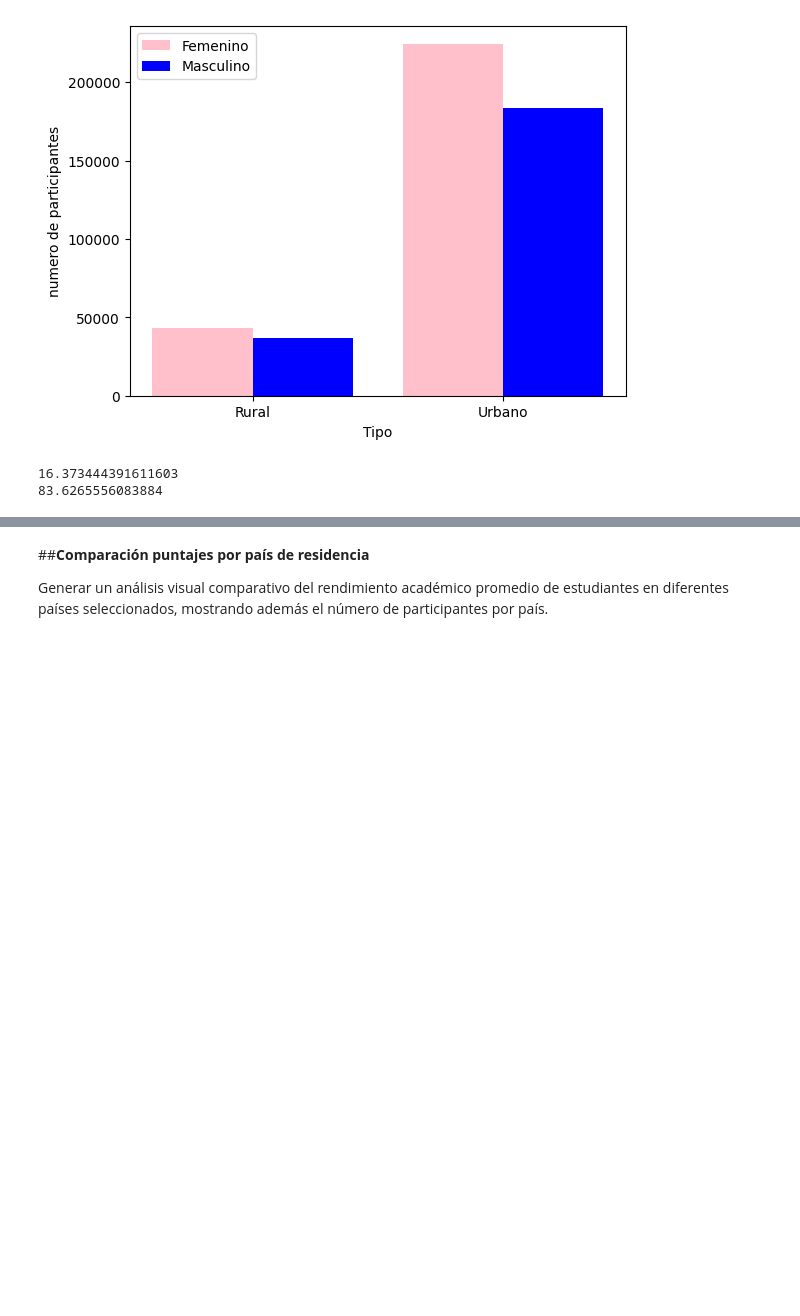
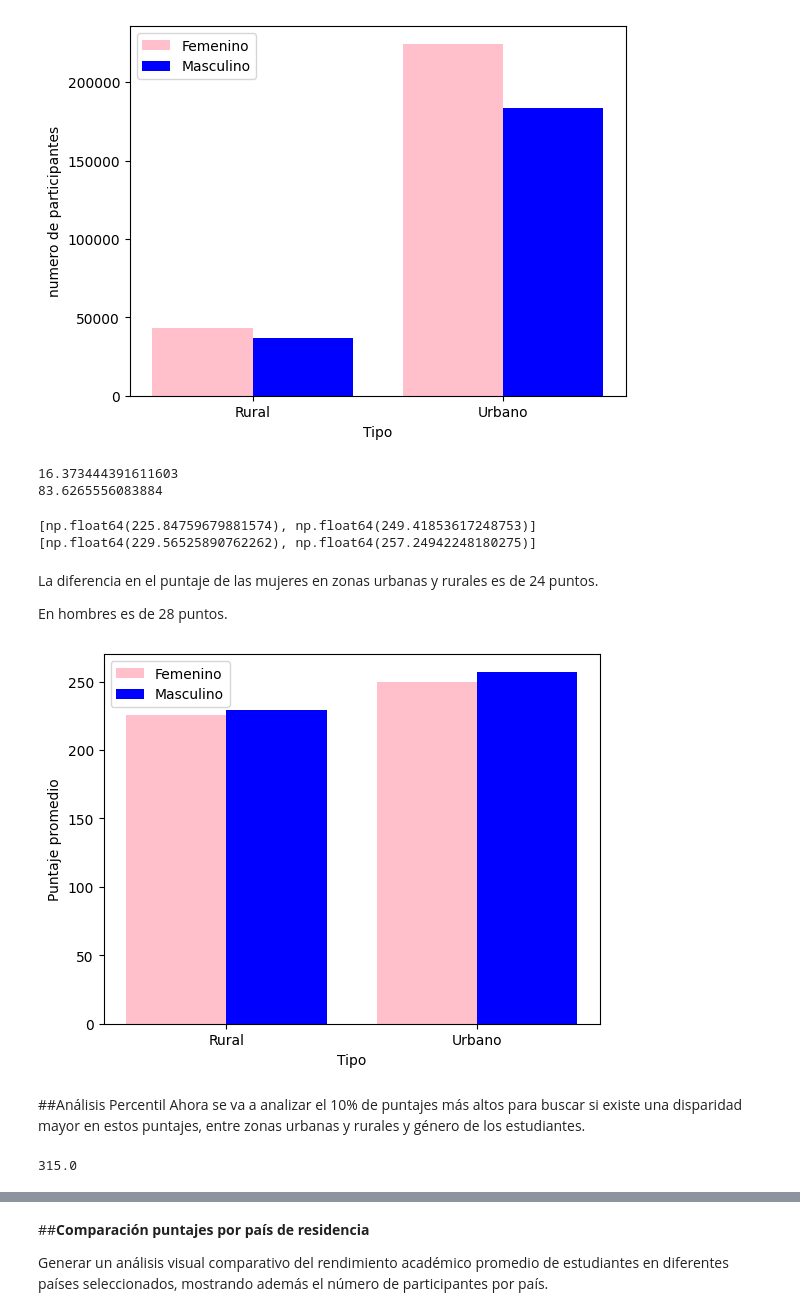
Before and after one commit to fdelav/Analizis-saber-11, a Jupyter notebook: pandas_test.ipynb, the cells around one changed output, grey strips where cells are left out. Cells and saved outputs as stored; diff of their text form; code cells hidden in the pictures; blank space fills up the shorter version.

```diff
--- a/pandas_test.ipynb
+++ b/pandas_test.ipynb
@@ -322,3 +322,39 @@ print(porcentaje_urbano)
 # %% [output]
 16.373444391611603
 83.6265556083884
+# %%
+tipo_femenino_promedio = [df_rural_femenino['PUNT_GLOBAL'].mean(), df_urbano_femenino['PUNT_GLOBAL'].mean()]
+tipo_masculino_promedio = [df_rural_masculino['PUNT_GLOBAL'].mean(), df_urbano_masculino['PUNT_GLOBAL'].mean()]
+print(tipo_femenino_promedio)
+print(tipo_masculino_promedio)
+# %% [output]
+[np.float64(225.84759679881574), np.float64(249.41853617248753)]
+[np.float64(229.56525890762262), np.float64(257.24942248180275)]
+# %% [markdown]
+La diferencia en el puntaje de las mujeres en zonas urbanas y rurales es de 24 puntos.
+
+En hombres es de 28 puntos.
+# %%
+bar_with = 0.4
+x=np.arange(2)
+plt.bar(x-0.2, tipo_femenino_promedio, bar_with, color='pink')
+plt.bar(x+0.2, tipo_masculino_promedio, bar_with, color='blue')
+plt.xticks(x, ["Rural", "Urbano"])
+plt.legend(["Femenino", "Masculino"])
+plt.xlabel("Tipo")
+plt.ylabel("Puntaje promedio")
+plt.show()
+# %% [output]
+[figure, added]
+# %% [markdown]
+##Análisis Percentil
+Ahora se va a analizar el 10% de puntajes más altos para buscar si existe una disparidad mayor en estos puntajes, entre zonas urbanas y rurales y género de los estudiantes.
+# %%
+percentil_tipos = df.sort_values(by = 'PUNT_GLOBAL', ascending = False)
+percentil_10_tipos = percentil_tipos.head(487912//10)
+percentil_10_urbano = percentil_10_tipos[percentil_10_tipos['COLE_AREA_UBICACION'] == 'URBANO']
+percentil_10_rural = percentil_10_tipos[percentil_10_tipos['COLE_AREA_UBICACION'] == 'RURAL']
+percentil_tipos_valor = percentil_tipos['PUNT_GLOBAL'].quantile(0.9)
+print(percentil_tipos_valor)
+# %% [output]
+315.0
```
Also changed, not shown: parts of 11 cells of this notebook.
